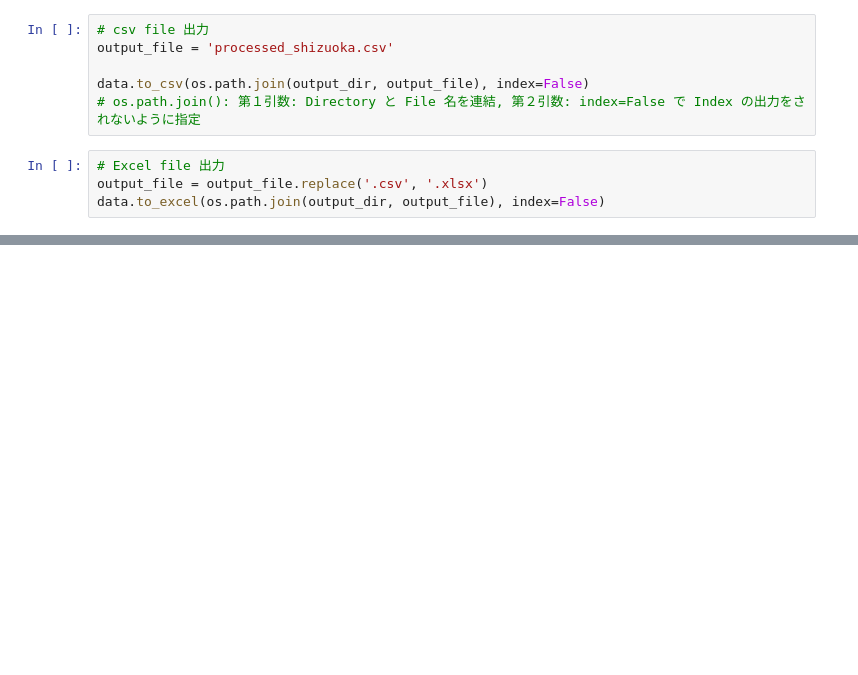
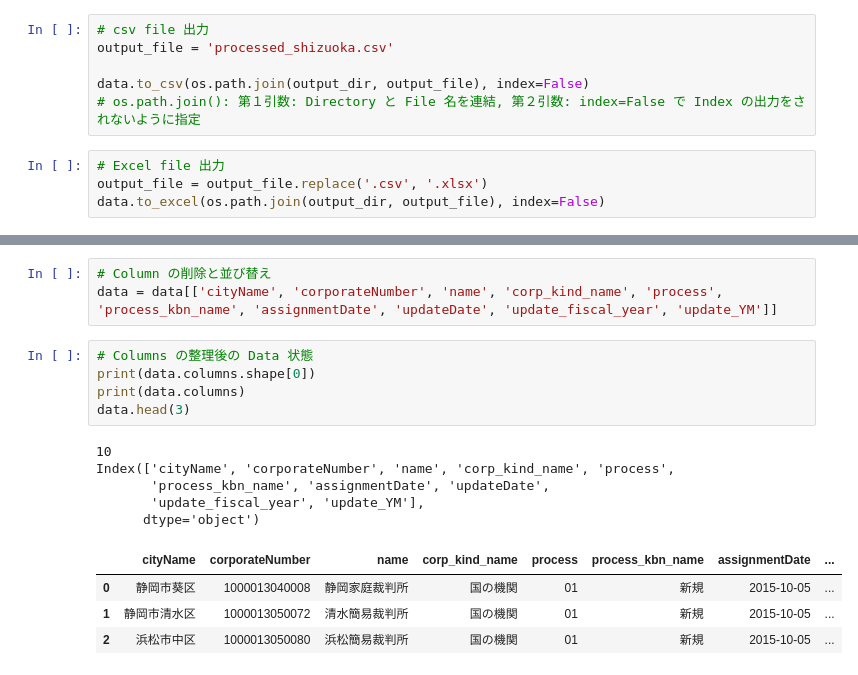
Before and after one commit to 1024xx4/100_Data_processing--visualization, a Jupyter notebook: structured_data.ipynb, the cells around one changed output, grey strips where cells are left out. Saved outputs shown, nothing was run; the diff lists cells and outputs as text; blank space fills up the shorter version.

```diff
--- a/structured_data.ipynb
+++ b/structured_data.ipynb
@@ -821,0 +847,18 @@ data.to_excel(os.path.join(output_dir, output_file), index=False)
+# %%
+# Column の削除と並び替え
+data = data[['cityName', 'corporateNumber', 'name', 'corp_kind_name', 'process', 'process_kbn_name', 'assignmentDate', 'updateDate', 'update_fiscal_year', 'update_YM']]
+# %%
+# Columns の整理後の Data 状態
+print(data.columns.shape[0])
+print(data.columns)
+data.head(3)
+# %% [output]
+10
+Index(['cityName', 'corporateNumber', 'name', 'corp_kind_name', 'process',
+       'process_kbn_name', 'assignmentDate', 'updateDate',
+       'update_fiscal_year', 'update_YM'],
+      dtype='object')
+|  | cityName | corporateNumber | name | corp_kind_name | process | process_kbn_name | assignmentDate | ... |
+| 0 | 静岡市葵区 | 1000013040008 | 静岡家庭裁判所 | 国の機関 | 01 | 新規 | 2015-10-05 | ... |
+| 1 | 静岡市清水区 | 1000013050072 | 清水簡易裁判所 | 国の機関 | 01 | 新規 | 2015-10-05 | ... |
+| 2 | 浜松市中区 | 1000013050080 | 浜松簡易裁判所 | 国の機関 | 01 | 新規 | 2015-10-05 | ... |
```
Also changed, not shown: parts of 3 cells of this notebook.
